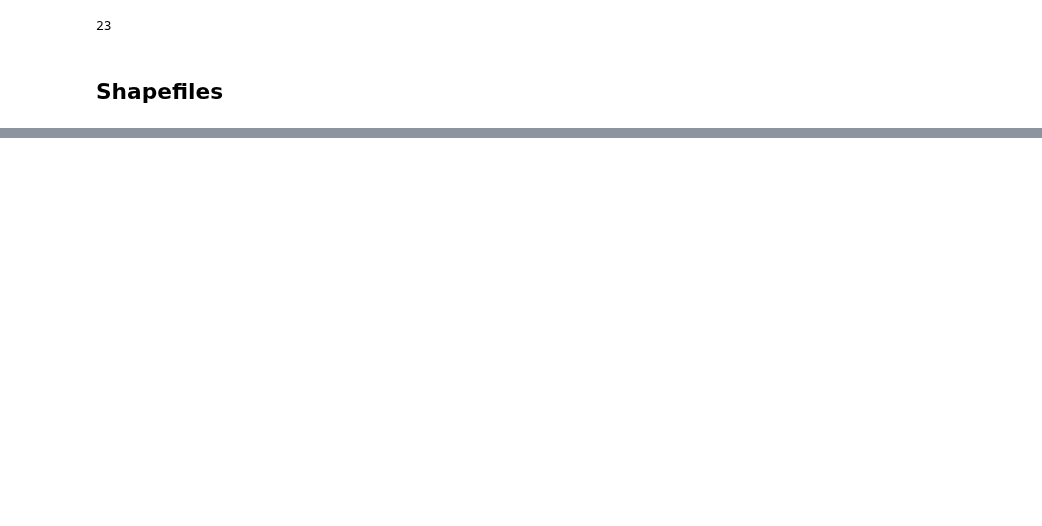
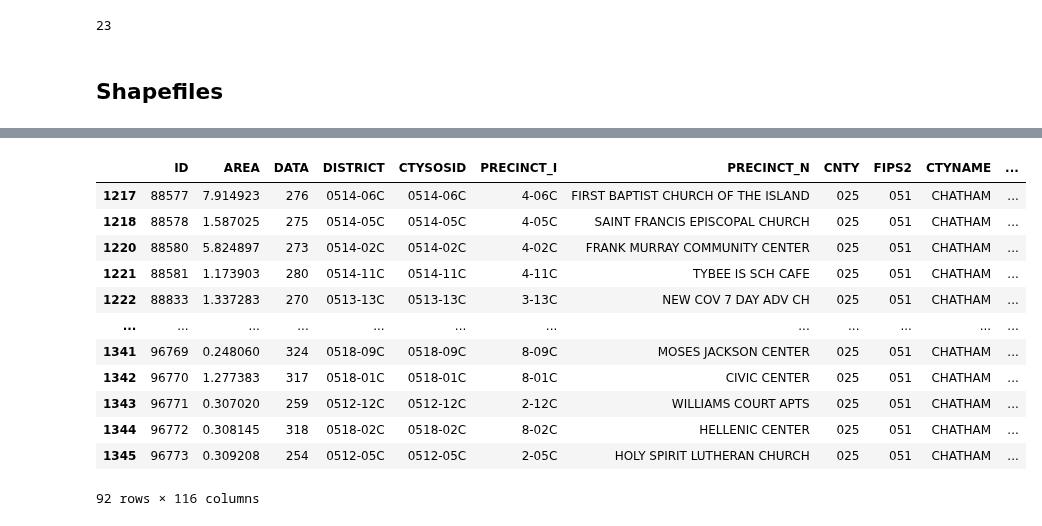
Before and after one commit to nonpartisan-redistricting-datahub/pdv-ga, a Jupyter notebook: vest-ga-2020/vest-ga-2020-validation.ipynb, the cells around one changed output, grey strips where cells are left out. Cells and saved outputs as stored; diff of their text form; code cells hidden in the pictures; blank space fills up the shorter version.

```diff
--- a/vest-ga-2020/vest-ga-2020-validation.ipynb
+++ b/vest-ga-2020/vest-ga-2020-validation.ipynb
@@ -532,3 +562,5 @@ print(len(empty_precincts))
 23
 # %% [markdown]
 ## Shapefiles
+# %%
+shapefiles_state = gp.read_file("./raw-from-source/Shapefiles/vtd2020-shape-4-20-21/VTD2020-Shape.shp")
@@ -534,0 +583,16 @@ print(len(empty_precincts))
+# %%
+shapefiles_state[shapefiles_state["FIPS2"]=="051"]
+# %% [output]
+|  | ID | AREA | DATA | DISTRICT | CTYSOSID | PRECINCT_I | PRECINCT_N | CNTY | FIPS2 | CTYNAME | ... |
+| 1217 | 88577 | 7.914923 | 276 | 0514-06C | 0514-06C | 4-06C | FIRST BAPTIST CHURCH OF THE ISLAND | 025 | 051 | CHATHAM | ... |
+| 1218 | 88578 | 1.587025 | 275 | 0514-05C | 0514-05C | 4-05C | SAINT FRANCIS EPISCOPAL CHURCH | 025 | 051 | CHATHAM | ... |
+| 1220 | 88580 | 5.824897 | 273 | 0514-02C | 0514-02C | 4-02C | FRANK MURRAY COMMUNITY CENTER | 025 | 051 | CHATHAM | ... |
+| 1221 | 88581 | 1.173903 | 280 | 0514-11C | 0514-11C | 4-11C | TYBEE IS SCH CAFE | 025 | 051 | CHATHAM | ... |
+| 1222 | 88833 | 1.337283 | 270 | 0513-13C | 0513-13C | 3-13C | NEW COV 7 DAY ADV CH | 025 | 051 | CHATHAM | ... |
+| ... | ... | ... | ... | ... | ... | ... | ... | ... | ... | ... | ... |
+| 1341 | 96769 | 0.248060 | 324 | 0518-09C | 0518-09C | 8-09C | MOSES JACKSON CENTER | 025 | 051 | CHATHAM | ... |
+| 1342 | 96770 | 1.277383 | 317 | 0518-01C | 0518-01C | 8-01C | CIVIC CENTER | 025 | 051 | CHATHAM | ... |
+| 1343 | 96771 | 0.307020 | 259 | 0512-12C | 0512-12C | 2-12C | WILLIAMS COURT APTS | 025 | 051 | CHATHAM | ... |
+| 1344 | 96772 | 0.308145 | 318 | 0518-02C | 0518-02C | 8-02C | HELLENIC CENTER | 025 | 051 | CHATHAM | ... |
+| 1345 | 96773 | 0.309208 | 254 | 0512-05C | 0512-05C | 2-05C | HOLY SPIRIT LUTHERAN CHURCH | 025 | 051 | CHATHAM | ... |
+92 rows × 116 columns
```
Also changed, not shown: parts of 36 cells of this notebook.
